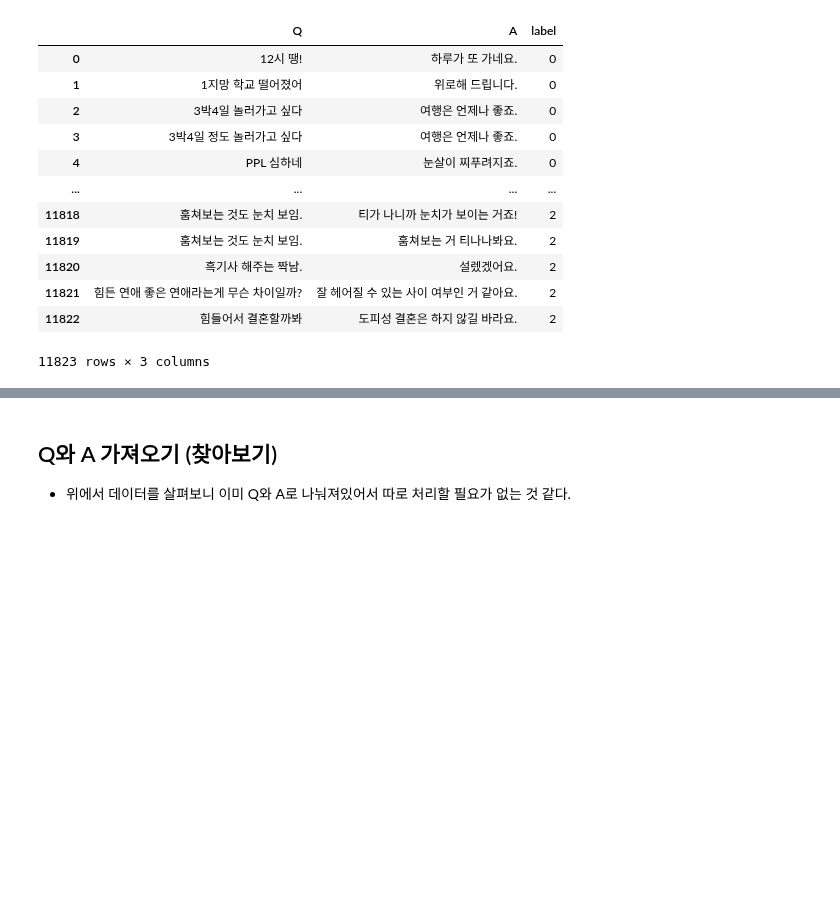
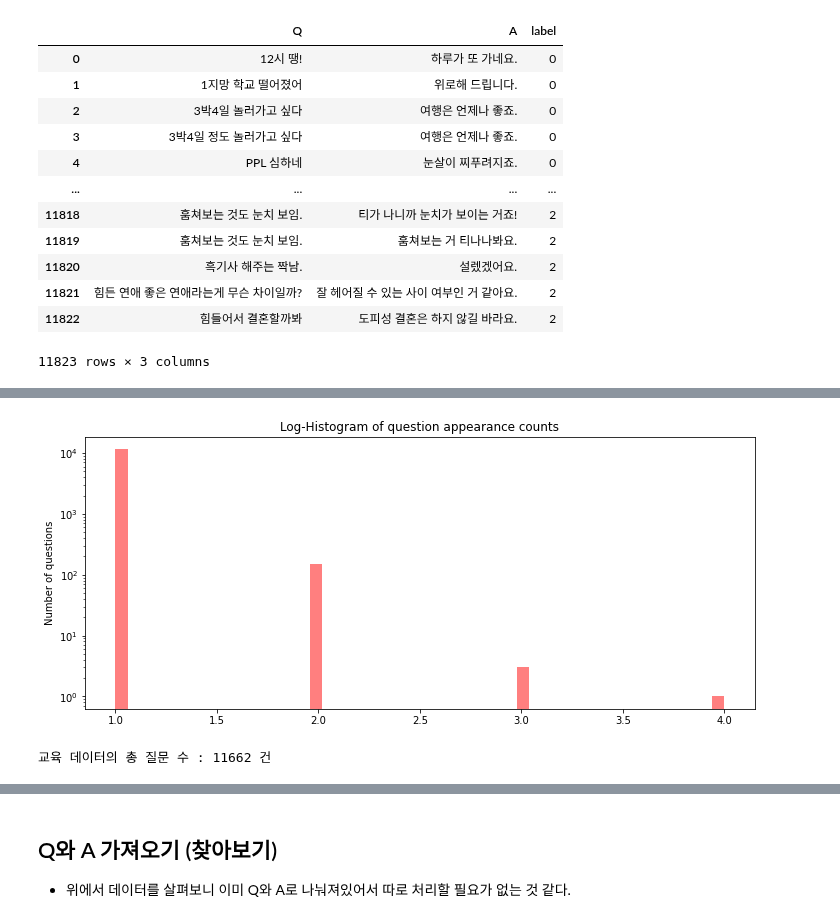
Before and after one commit to LAGABI44/AIFFEL_Study, a Jupyter notebook: EXPLORATION/Submission/[E-12]Transformer_Chatbot.ipynb, the cells around one changed output, grey strips where cells are left out. Saved outputs shown, nothing was run; the diff lists cells and outputs as text; code cells hidden in the pictures; blank space fills up the shorter version.

```diff
--- a/EXPLORATION/Submission/[E-12]Transformer_Chatbot.ipynb
+++ b/EXPLORATION/Submission/[E-12]Transformer_Chatbot.ipynb
@@ -59,0 +68,15 @@ dataset_korea
+# %%
+question = pd.Series(dataset_korea['Q'].to_list()).astype(str)
+# %%
+plt.figure(figsize=(12,5))
+plt.hist(question.value_counts(), bins=50, alpha=0.5, color='r', label='word')
+plt.yscale('log', nonposy='clip')
+plt.title('Log-Histogram of question appearance counts')
+plt.ylabel('Number of questions')
+plt.show()
+# %% [output]
+[figure, added]
+# %%
+print('교육 데이터의 총 질문 수 : {} 건'.format(len(np.unique(question))))
+# %% [output]
+교육 데이터의 총 질문 수 : 11662 건
```
Also changed, not shown: parts of 24 cells of this notebook.
